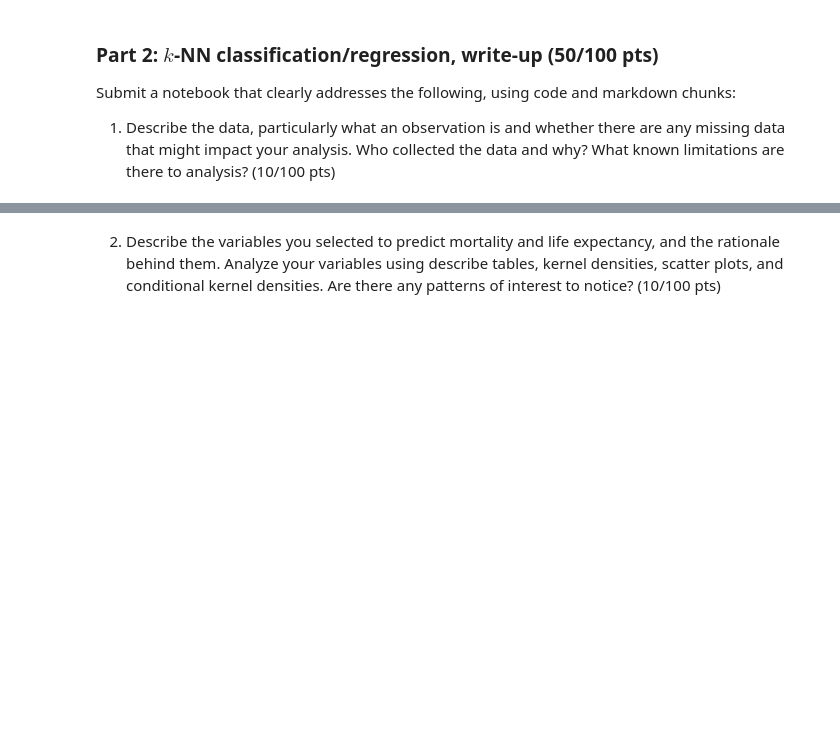
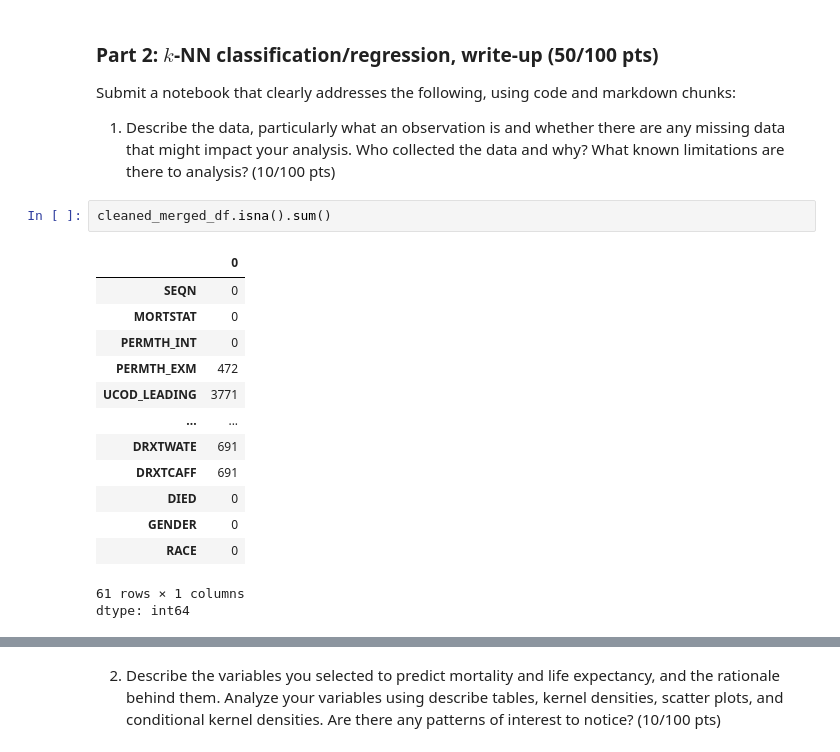
Before and after one commit to nathan4luu/DS-3001-Project-1, a Jupyter notebook: code.ipynb, the cells around one changed output, grey strips where cells are left out. Saved outputs shown, nothing was run; the diff lists cells and outputs as text; blank space fills up the shorter version.

```diff
--- a/code.ipynb
+++ b/code.ipynb
@@ -356,3 +356,20 @@ When cross-tabulating the categorical variables of gender and race, we can see t
 Submit a notebook that clearly addresses the following, using code and markdown chunks:
 
 1. Describe the data, particularly what an observation is and whether there are any missing data that might impact your analysis. Who collected the data and why? What known limitations are there to analysis? (10/100 pts)
+# %%
+cleaned_merged_df.isna().sum()
+# %% [output]
+|  | 0 |
+| SEQN | 0 |
+| MORTSTAT | 0 |
+| PERMTH_INT | 0 |
+| PERMTH_EXM | 472 |
+| UCOD_LEADING | 3771 |
+| ... | ... |
+| DRXTWATE | 691 |
+| DRXTCAFF | 691 |
+| DIED | 0 |
+| GENDER | 0 |
+| RACE | 0 |
+61 rows × 1 columns
+dtype: int64
```
Also changed, not shown: parts of 6 cells of this notebook.
